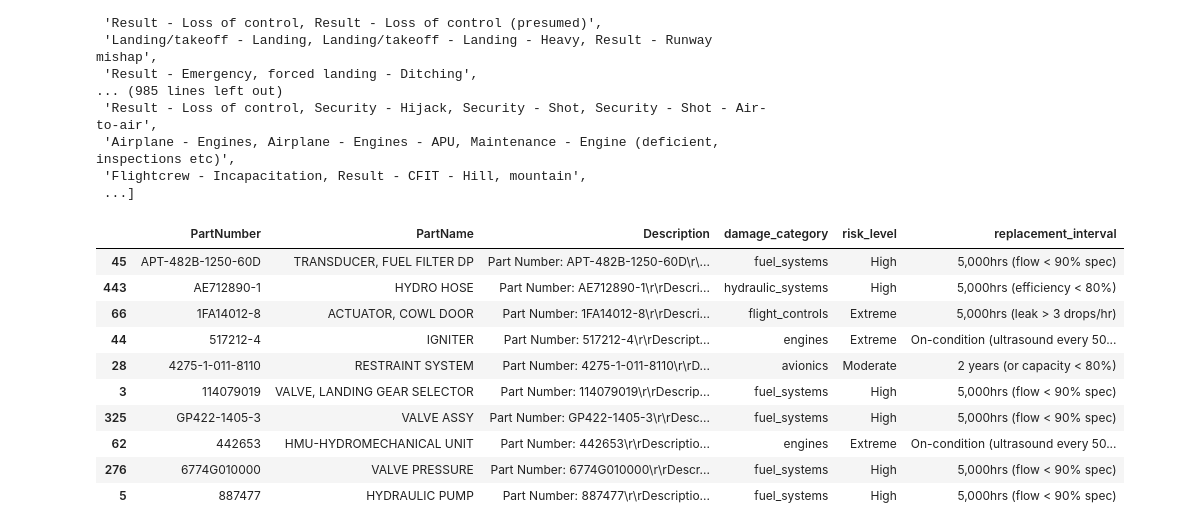
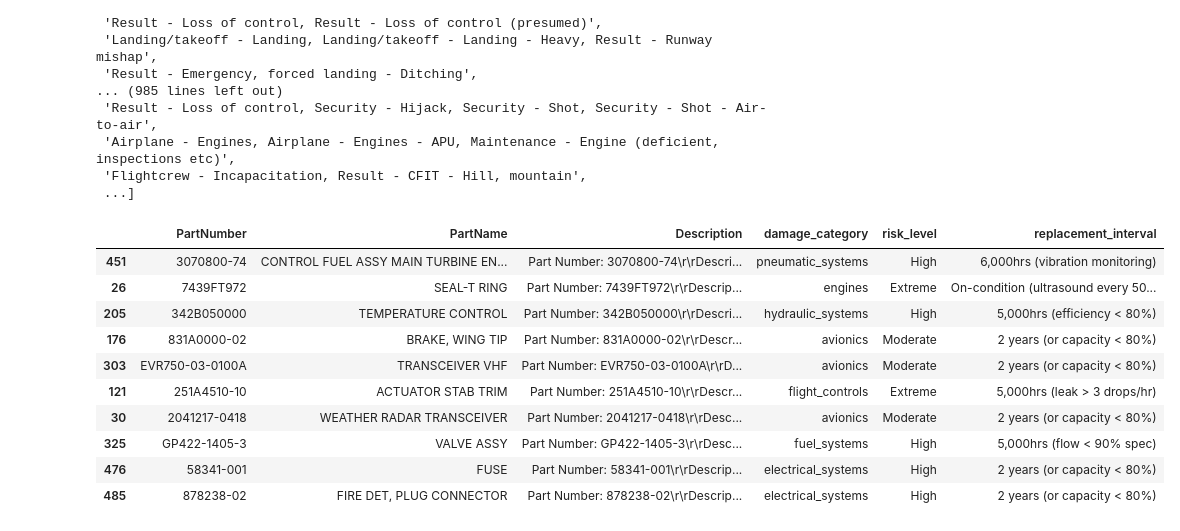
Before and after one commit to thedevreda/JadAerospace, a Jupyter notebook: AircraftParts/EDAAircraftParts(Damage).ipynb, the cells around one changed output. Saved outputs shown, nothing was run; the diff lists cells and outputs as text; code cells hidden in the pictures.

```diff
--- a/AircraftParts/EDAAircraftParts(Damage).ipynb
+++ b/AircraftParts/EDAAircraftParts(Damage).ipynb
@@ -47,9 +47,8 @@ IC
  ...]
 # %%
 # CREATED BY DEEPSEEK
-
+# ====================== CRITICAL SYSTEMS (Extreme/High Risk) ======================
 damage_patterns = {
-    # ====================== CRITICAL SYSTEMS (Extreme/High Risk) ======================
     "landing_gear": {
         "keywords": [
             "undercarriage", "landing gear", "gear collapse", "gear-up landing", "tire failure",
@@ -83,7 +82,7 @@ damage_patterns = {
         ],
         "common_parts": [
             "HPT", "LPT", "HPC", "LPC", "COMBUSTOR", "NOZZLE", "FUEL PUMP", "OIL PUMP", "IGNITER",
-            "VANE", "BLADE", "SEAL", "BEARING", "ENGINE MOUNT", "NACELLE", "VBV", "HMU", 'ENGINE'
+            "VANE", "BLADE", "SEAL", "BEARING", "ENGINE MOUNT", "NACELLE", "VBV", "HMU"
         ],
         "failure_modes": [
             "Metal fatigue", "FOD", "Hot corrosion", "Oil starvation", "Combustion instability",
@@ -166,6 +165,78 @@ damage_patterns = {
             "Hoses": "5 years (or outer cracking)",
             "Accumulators": "10 years (precharge checks)",
             "Filters": "1,000hrs (or ΔP > 50psi)"
+        }
+    },
+
+    "electrical_systems": {
+        "keywords": [
+            "generator failure", "battery discharge", "bus tie fault", "inverter failure", "short circuit",
+            "ground fault", "voltage fluctuation", "frequency drift", "power distribution", "circuit breaker trip",
+            "wiring harness", "connector corrosion", "APU generator", "RAT deployment", "emergency power"
+        ],
+        "common_parts": [
+            "GENERATOR", "BATTERY", "INVERTER", "TRANSFORMER", "BUS BAR", "RELAY", "CONTACTOR",
+            "CIRCUIT BREAKER", "WIRE HARNESS", "CONNECTOR", "FUSE", "GCU", "BCU", "RAT", "APU GEN"
+        ],
+        "failure_modes": [
+            "Insulation breakdown", "Connector oxidation", "Carbon brush wear", "Diode failure",
+            "Capacitor degradation", "Wire chafing", "Overvoltage damage", "Arcing"
+        ],
+        "risk_level": "High",
+        "replacement_interval": {
+            "Batteries": "2 years (or capacity < 80%)",
+            "Generators": "8,000hrs (brush inspection every 2,000hrs)",
+            "Wire Harnesses": "15 years (or insulation < 50MΩ)",
+            "Circuit Breakers": "10 years (or 10,000 operations)",
+            "Connectors": "On-condition (resistance > 5mΩ)"
+        }
+    },
+
+    "pneumatic_systems": {
+        "keywords": [
+            "bleed air failure", "pack fault", "pressure regulator", "check valve", "precooler",
+            "wing anti-ice", "engine anti-ice", "cabin pressure", "outflow valve", "safety valve",
+            "air cycle machine", "turbine failure", "compressor surge", "duct overheat"
+        ],
+        "common_parts": [
+            "BLEED VALVE", "PACK", "ACM", "PRECOOLER", "CHECK VALVE", "REGULATOR", "DUCT",
+            "OUTFLOW VALVE", "SAFETY VALVE", "TURBINE", "COMPRESSOR", "HEAT EXCHANGER", "FILTER"
+        ],
+        "failure_modes": [
+            "Valve seizure", "Turbine blade damage", "Duct leak", "Pressure regulation failure",
+            "Heat exchanger fouling", "Filter clogging", "Bearing failure", "Seal degradation"
+        ],
+        "risk_level": "High",
+        "replacement_interval": {
+            "ACM Turbines": "6,000hrs (vibration monitoring)",
+            "Bleed Valves": "5,000hrs (leak > 2% flow)",
+            "Outflow Valves": "10,000 cycles (or 5 years)",
+            "Regulators": "5 years (accuracy ±2%)",
+            "Filters": "1,000hrs (or ΔP > 3psi)"
+        }
+    },
+
+    "air_conditioning": {
+        "keywords": [
+            "cabin temperature", "pack temperature", "mixing valve", "trim air valve", "zone control",
+            "recirculation fan", "HEPA filter", "temperature sensor", "flow control valve", "duct temperature",
+            "cargo heating", "equipment cooling", "avionics cooling", "galley ventilation"
+        ],
+        "common_parts": [
+            "PACK", "MIXING VALVE", "TRIM AIR VALVE", "RECIR FAN", "HEPA FILTER", "TEMP SENSOR",
+            "FLOW VALVE", "DUCT", "DIFFUSER", "DAMPER", "CONTROLLER", "ACTUATOR", "THERMOSTAT"
+        ],
+        "failure_modes": [
+            "Valve actuator failure", "Temperature sensor drift", "Fan motor failure", "Filter clogging",
+            "Duct blockage", "Control logic fault", "Mixing valve jam", "Thermal runaway"
+        ],
+        "risk_level": "High",
+        "replacement_interval": {
+            "HEPA Filters": "6 months (or ΔP > 4 inches H2O)",
+            "Recirculation Fans": "15,000hrs (vibration > 0.5 IPS)",
+            "Temperature Sensors": "5 years (drift > ±3°C)",
+            "Mixing Valves": "10,000 cycles (leakage > 5%)",
+            "Pack Controllers": "10 years (or BIT failures)"
         }
     },
 
@@ -245,43 +316,43 @@ def get_primary_replacement_interval(part_name, description):
     Get the most relevant replacement interval for a specific part
     This function attempts to match the part name to specific components
     """
     category = categorize_part(part_name, description)
     part_name_upper = str(part_name).upper()
 
     if category in damage_patterns:
         replacement_dict = damage_patterns[category].get('replacement_interval', {})
 
         # Try to find the most specific match first
         for component, interval in replacement_dict.items():
             if any(word in part_name_upper for word in component.upper().split()):
                 return interval
 
         # If no specific match, return the first available interval
         if replacement_dict:
             return list(replacement_dict.values())[0]
 
     return 'On-condition'
 
 # Apply to your DataFrame
 ds['damage_category'] = ds.apply(lambda x: categorize_part(x['PartName'], x['Description']), axis=1)
 # Add risk level
 ds['risk_level'] = ds.apply(lambda x: get_risk_level(x['PartName'], x['Description']), axis=1)
 # Add replacement interval (primary/most relevant)
 ds['replacement_interval'] = ds.apply(lambda x: get_primary_replacement_interval(x['PartName'], x['Description']), axis=1)
 
 ds[ds['damage_category'] != 'other'].sample(10)
 # %% [output]
 |  | PartNumber | PartName | Description | damage_category | risk_level | replacement_interval |
-| 45 | APT-482B-1250-60D | TRANSDUCER, FUEL FILTER DP | Part Number: APT-482B-1250-60D\r\... | fuel_systems | High | 5,000hrs (flow < 90% spec) |
-| 443 | AE712890-1 | HYDRO HOSE | Part Number: AE712890-1\r\rDescri... | hydraulic_systems | High | 5,000hrs (efficiency < 80%) |
-| 66 | 1FA14012-8 | ACTUATOR, COWL DOOR | Part Number: 1FA14012-8\r\rDescri... | flight_controls | Extreme | 5,000hrs (leak > 3 drops/hr) |
-| 44 | 517212-4 | IGNITER | Part Number: 517212-4\r\rDescript... | engines | Extreme | On-condition (ultrasound every 50... |
-| 28 | 4275-1-011-8110 | RESTRAINT SYSTEM | Part Number: 4275-1-011-8110\r\rD... | avionics | Moderate | 2 years (or capacity < 80%) |
-| 3 | 114079019 | VALVE, LANDING GEAR SELECTOR | Part Number: 114079019\r\rDescrip... | fuel_systems | High | 5,000hrs (flow < 90% spec) |
+| 451 | 3070800-74 | CONTROL FUEL ASSY MAIN TURBINE EN... | Part Number: 3070800-74\r\rDescri... | pneumatic_systems | High | 6,000hrs (vibration monitoring) |
+| 26 | 7439FT972 | SEAL-T RING | Part Number: 7439FT972\r\rDescrip... | engines | Extreme | On-condition (ultrasound every 50... |
+| 205 | 342B050000 | TEMPERATURE CONTROL | Part Number: 342B050000\r\rDescri... | hydraulic_systems | High | 5,000hrs (efficiency < 80%) |
+| 176 | 831A0000-02 | BRAKE, WING TIP | Part Number: 831A0000-02\r\rDescr... | avionics | Moderate | 2 years (or capacity < 80%) |
+| 303 | EVR750-03-0100A | TRANSCEIVER VHF | Part Number: EVR750-03-0100A\r\rD... | avionics | Moderate | 2 years (or capacity < 80%) |
+| 121 | 251A4510-10 | ACTUATOR STAB TRIM | Part Number: 251A4510-10\r\rDescr... | flight_controls | Extreme | 5,000hrs (leak > 3 drops/hr) |
+| 30 | 2041217-0418 | WEATHER RADAR TRANSCEIVER | Part Number: 2041217-0418\r\rDesc... | avionics | Moderate | 2 years (or capacity < 80%) |
 | 325 | GP422-1405-3 | VALVE ASSY | Part Number: GP422-1405-3\r\rDesc... | fuel_systems | High | 5,000hrs (flow < 90% spec) |
-| 62 | 442653 | HMU-HYDROMECHANICAL UNIT | Part Number: 442653\r\rDescriptio... | engines | Extreme | On-condition (ultrasound every 50... |
-| 276 | 6774G010000 | VALVE PRESSURE | Part Number: 6774G010000\r\rDescr... | fuel_systems | High | 5,000hrs (flow < 90% spec) |
-| 5 | 887477 | HYDRAULIC PUMP | Part Number: 887477\r\rDescriptio... | fuel_systems | High | 5,000hrs (flow < 90% spec) |
+| 476 | 58341-001 | FUSE | Part Number: 58341-001\r\rDescrip... | electrical_systems | High | 2 years (or capacity < 80%) |
+| 485 | 878238-02 | FIRE DET, PLUG CONNECTOR | Part Number: 878238-02\r\rDescrip... | electrical_systems | High | 2 years (or capacity < 80%) |
 # %%
 ds = ds.rename(columns={'damage_category': 'DamageCategory'})
 ds[ds['DamageCategory'] != 'other'].sample(10)
```
Also changed, not shown: parts of 8 cells of this notebook, 7 other files.
